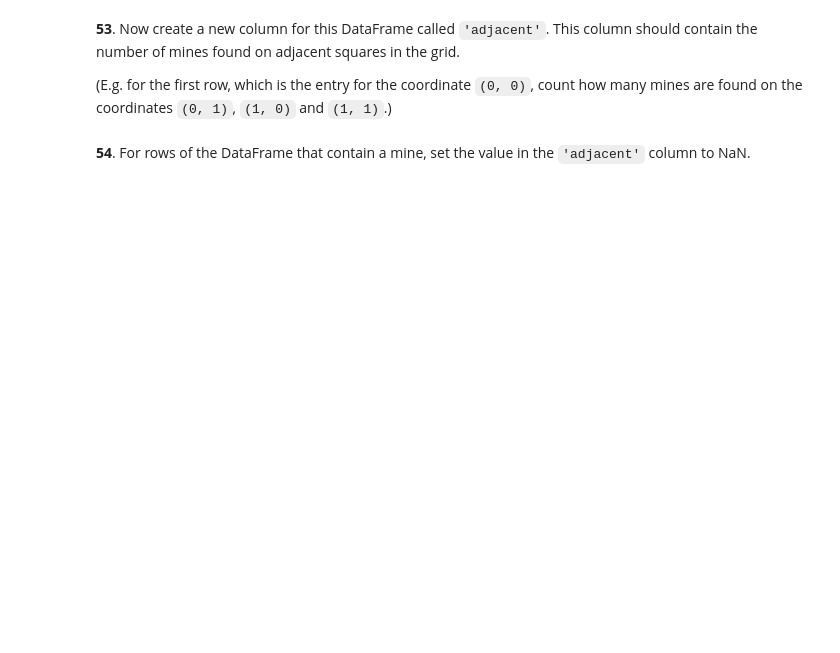
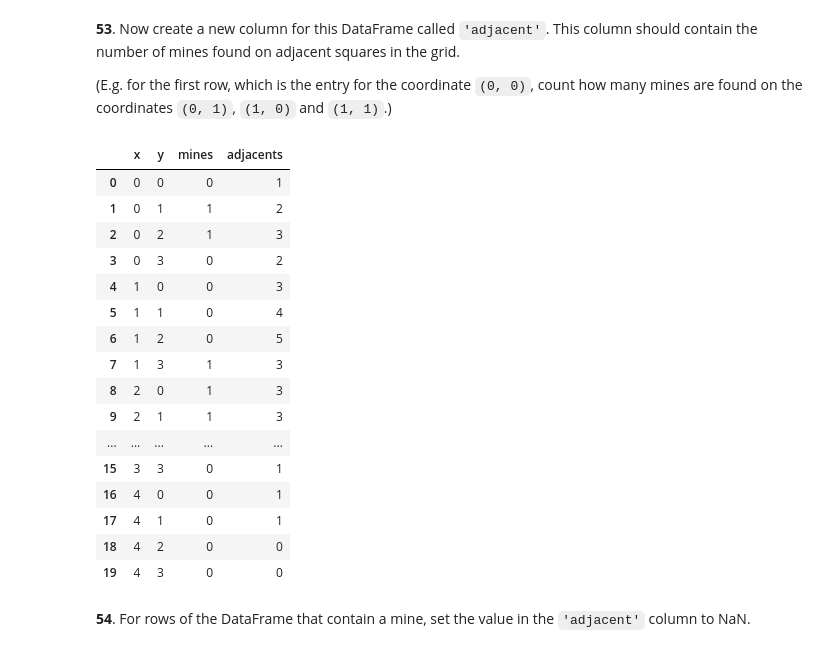
Before and after one commit to markmbarak8/100-pandas-puzzles-solved-, a Jupyter notebook: 100-pandas-puzzles.ipynb, the cells around one changed output. Saved outputs shown, nothing was run; the diff lists cells and outputs as text; code cells hidden in the pictures; blank space fills up the shorter version.

````diff
--- a/100-pandas-puzzles.ipynb
+++ b/100-pandas-puzzles.ipynb
@@ -751,3 +751,10 @@ s.groupby(s.index.month).mean()
 dtype: float64
 # %% [markdown]
 **36.** For each group of four consecutive calendar months in `s`, find the date on which the highest value occurred.
+# %%
+s_=s.to_frame()
+# %%
+s_['month_labels']=np.zeros(len(s_[0]))
+for i in range(1,10,4):
+    s_.loc[(s_.index.month>=i)&(s_.index.month<=(i+3)),'month_labels']+=((i+3)/4)
+s_.groupby('month_labels')[0].idxmax()
@@ -1068,3 +1081,11 @@ To begin, generate a DataFrame `df` with two columns, `'x'` and `'y'` containing
 1  0  1
 2  0  2
 ```
+# %%
+X=5
+Y=4
+x_array=list(range(X))
+y_array=list(range(Y))
+rows=[(i,j) for i in x_array for j in y_array]
+df=pd.DataFrame(rows,columns=['x','y'])
+df
@@ -1071,2 +1110,5 @@ To begin, generate a DataFrame `df` with two columns, `'x'` and `'y'` containing
 # %% [markdown]
 **52**. For this DataFrame `df`, create a new column of zeros (safe) and ones (mine). The probability of a mine occuring at each location should be 0.4.
+# %%
+df['mines']=np.random.RandomState(42).binomial(1,0.4,size=X*Y)
+df
@@ -1074,5 +1134,29 @@ To begin, generate a DataFrame `df` with two columns, `'x'` and `'y'` containing
 **53**. Now create a new column for this DataFrame called `'adjacent'`. This column should contain the number of mines found on adjacent squares in the grid.
 
 (E.g. for the first row, which is the entry for the coordinate `(0, 0)`, count how many mines are found on the coordinates `(0, 1)`, `(1, 0)` and `(1, 1)`.)
+# %%
+from scipy.signal import convolve2d
+minesweeper=df.pivot_table(index='y',columns='x',values='mines')
+adjacents=convolve2d(minesweeper.astype(complex),np.ones((3,3)),mode='same').astype(int).transpose().reshape(len(df.index))
+df['adjacents']=adjacents
+df
+# %% [output]
+|  | x | y | mines | adjacents |
+| 0 | 0 | 0 | 0 | 1 |
+| 1 | 0 | 1 | 1 | 2 |
+| 2 | 0 | 2 | 1 | 3 |
+| 3 | 0 | 3 | 0 | 2 |
+| 4 | 1 | 0 | 0 | 3 |
+| 5 | 1 | 1 | 0 | 4 |
+| 6 | 1 | 2 | 0 | 5 |
+| 7 | 1 | 3 | 1 | 3 |
+| 8 | 2 | 0 | 1 | 3 |
+| 9 | 2 | 1 | 1 | 3 |
+| ... | ... | ... | ... | ... |
+| 15 | 3 | 3 | 0 | 1 |
+| 16 | 4 | 0 | 0 | 1 |
+| 17 | 4 | 1 | 0 | 1 |
+| 18 | 4 | 2 | 0 | 0 |
+| 19 | 4 | 3 | 0 | 0 |
 # %% [markdown]
 **54**. For rows of the DataFrame that contain a mine, set the value in the `'adjacent'` column to NaN.
````
Also changed, not shown: parts of 12 cells of this notebook, 1 other file.
